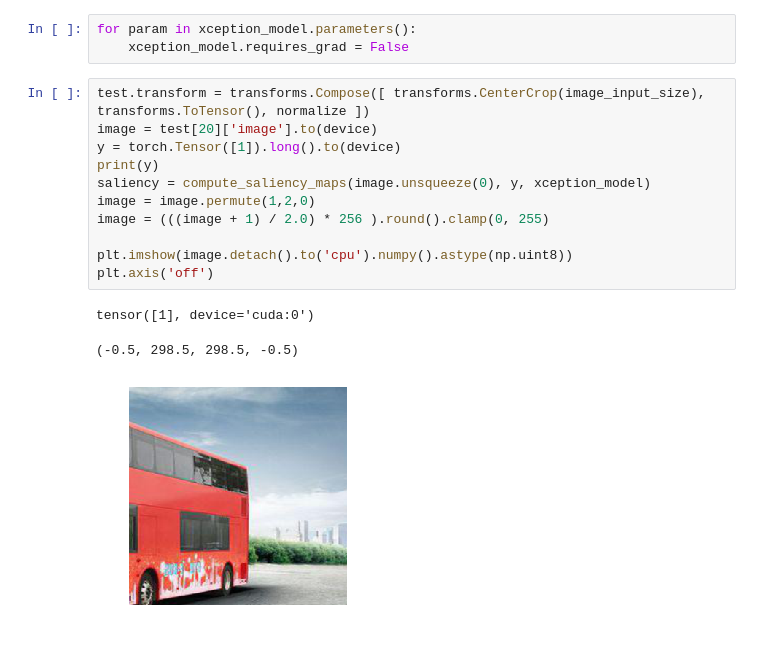
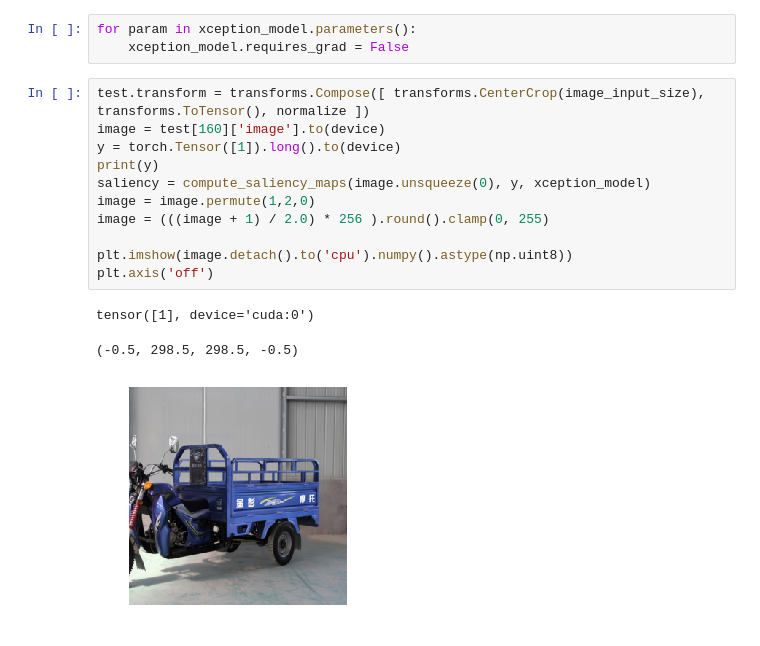
Before and after one commit to natel9178/tl-biggan, a Jupyter notebook: src/classifier/Saliency.ipynb, the cells around one changed output. Saved outputs shown, nothing was run; the diff lists cells and outputs as text.

```diff
--- a/src/classifier/Saliency.ipynb
+++ b/src/classifier/Saliency.ipynb
@@ -104,16 +104,16 @@ for param in xception_model.parameters():
     xception_model.requires_grad = False
 # %%
 test.transform = transforms.Compose([ transforms.CenterCrop(image_input_size), transforms.ToTensor(), normalize ])
-image = test[20]['image'].to(device)
+image = test[160]['image'].to(device)
 y = torch.Tensor([1]).long().to(device)
 print(y)
 saliency = compute_saliency_maps(image.unsqueeze(0), y, xception_model)
 image = image.permute(1,2,0)
 image = (((image + 1) / 2.0) * 256 ).round().clamp(0, 255)
 
 plt.imshow(image.detach().to('cpu').numpy().astype(np.uint8))
 plt.axis('off')
 # %% [output]
 tensor([1], device='cuda:0')
 (-0.5, 298.5, 298.5, -0.5)
-[figure, old version]
+[figure, new version]
```
Also changed, not shown: parts of 5 cells of this notebook, 10 other files.
